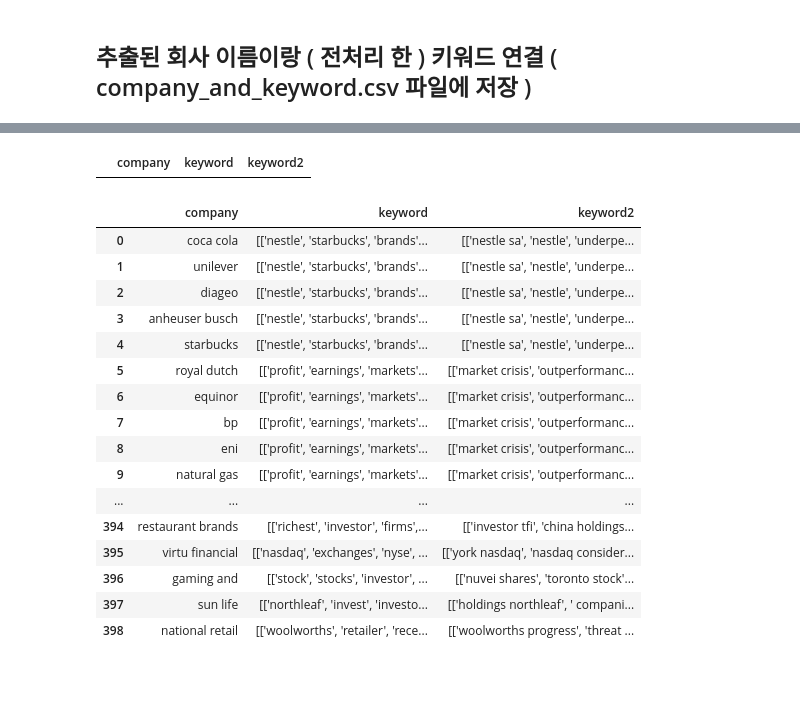
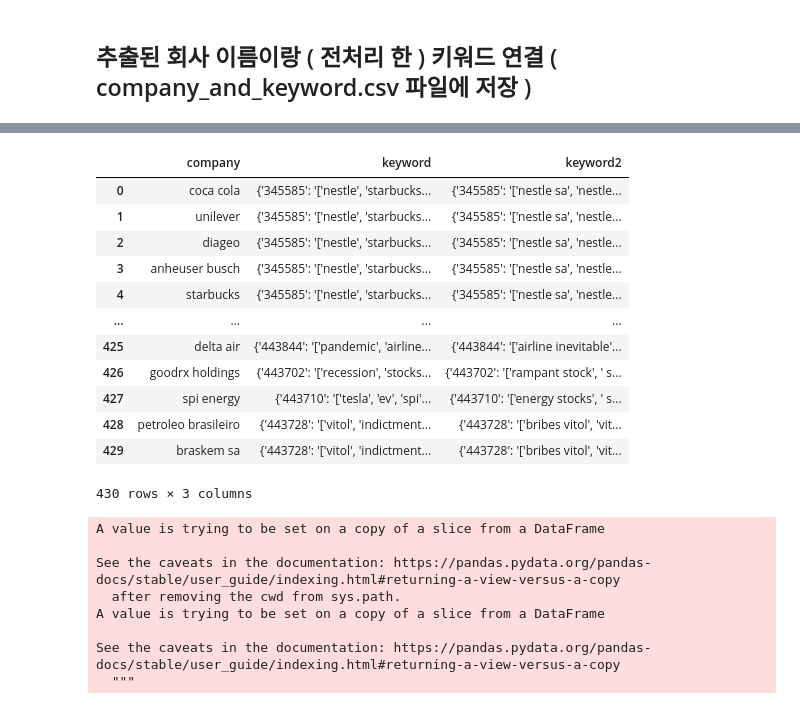
Before and after one commit to yugyeong1/News_raw_data-stock-mapping, a Jupyter notebook: project.ipynb, the cells around one changed output, grey strips where cells are left out. Saved outputs shown, nothing was run; the diff lists cells and outputs as text; code cells hidden in the pictures; blank space fills up the shorter version.

Commit message:
news_raw dataset 생성

```diff
--- a/project.ipynb
+++ b/project.ipynb
@@ -159,0 +174,6 @@ company_mapping.to_csv('C:/projectnasdaq/project2/company_and_keyword.csv')
+# %%
+# yahoo_dataset 파일 수정 ( -> symbol name 수정 )
+yahoo_dataset = pd.read_csv('C:/projectnasdaq/project2/yahoo_dataset.csv')
+yahoo_dataset.insert(1,'new_symbol','0')
+yahoo_dataset.insert(2,'name','0')
+yahoo_dataset.insert(3,'company_word','0')
@@ -160,12 +212,13 @@ company_mapping.to_csv('C:/projectnasdaq/project2/company_and_keyword.csv')
 # %%
 # yahoo_dataset 파일 수정 ( -> symbol name 수정 )
-yahoo_dataset = pd.read_csv('C:/projectnasdaq/project2/yahoo_dataset.csv')
 yahoo_dataset_symbol = yahoo_dataset['symbol']
-nasdaq_stock_symbol = nasdaq_stock['symbol']
+rep_stock_symbol = rep_stock['symbol']
 
 for i, j in enumerate(yahoo_dataset_symbol):
-    for k, l in enumerate(nasdaq_stock_symbol):
+    for k, l in enumerate(rep_stock_symbol):
         if j == l:
-            yahoo_dataset['new_symbol'][i] = nasdaq_stock['symbol'][k]
+            yahoo_dataset['new_symbol'][i] = rep_stock['symbol'][k]
+            yahoo_dataset['name'][i] = rep_stock['name'][k]
+            yahoo_dataset['company_word'][i] = rep_stock['name_a'][k]
             break
 # %% [output]
@@ -213,30 +269,24 @@ company_word_sames
 # %%
 # 키워드랑 company_name이랑 데이터프레임에서 맵핑 시키기위한 새로운 dataframe 생성
-company__name = pd.DataFrame(columns=['company', 'keyword','keyword2'])
-company__name
+company__name = pd.DataFrame(columns=['company', 'keyword', 'keyword2'])
+
+# 딕셔너리를 { news_id : keyword } 형태로 만들기 위해서 index를 news_id로 설정
+company_and_keyword = company_and_keyword.set_index(keys='news_id', drop=False, inplace=False)
-# %% [output]
-|  | company | keyword | keyword2 |
 # %%
-# company_name에 대한 키워드들 리스트로 모아서 column에 넣기
+# company__name에 대한 키워드들 리스트로 모아서 column에 넣기
 for i, j in enumerate(company_word_same):
-    company__name.loc[i] = [j, company_and_keyword[company_and_keyword['company_word'] == j]['keyword'].tolist(), company_and_keyword[company_and_keyword['company_word'] == j]['keyword2'].tolist()]
-
-company__name
+    company__name.loc[i] = [j, company_and_keyword[company_and_keyword['company_word'] == j]['keyword'].to_dict(), company_and_keyword[company_and_keyword['company_word'] == j]['keyword2'].to_dict()]
 # %% [output]
 |  | company | keyword | keyword2 |
-| 0 | coca cola | [['nestle', 'starbucks', 'brands'... | [['nestle sa', 'nestle', 'underpe... |
-| 1 | unilever | [['nestle', 'starbucks', 'brands'... | [['nestle sa', 'nestle', 'underpe... |
-| 2 | diageo | [['nestle', 'starbucks', 'brands'... | [['nestle sa', 'nestle', 'underpe... |
-| 3 | anheuser busch | [['nestle', 'starbucks', 'brands'... | [['nestle sa', 'nestle', 'underpe... |
-| 4 | starbucks | [['nestle', 'starbucks', 'brands'... | [['nestle sa', 'nestle', 'underpe... |
-| 5 | royal dutch | [['profit', 'earnings', 'markets'... | [['market crisis', 'outperformanc... |
-| 6 | equinor | [['profit', 'earnings', 'markets'... | [['market crisis', 'outperformanc... |
-| 7 | bp | [['profit', 'earnings', 'markets'... | [['market crisis', 'outperformanc... |
-| 8 | eni | [['profit', 'earnings', 'markets'... | [['market crisis', 'outperformanc... |
-| 9 | natural gas | [['profit', 'earnings', 'markets'... | [['market crisis', 'outperformanc... |
+| 0 | coca cola | {'345585': '['nestle', 'starbucks... | {'345585': '['nestle sa', 'nestle... |
+| 1 | unilever | {'345585': '['nestle', 'starbucks... | {'345585': '['nestle sa', 'nestle... |
+| 2 | diageo | {'345585': '['nestle', 'starbucks... | {'345585': '['nestle sa', 'nestle... |
+| 3 | anheuser busch | {'345585': '['nestle', 'starbucks... | {'345585': '['nestle sa', 'nestle... |
+| 4 | starbucks | {'345585': '['nestle', 'starbucks... | {'345585': '['nestle sa', 'nestle... |
 | ... | ... | ... | ... |
-| 394 | restaurant brands | [['richest', 'investor', 'firms',... | [['investor tfi', 'china holdings... |
-| 395 | virtu financial | [['nasdaq', 'exchanges', 'nyse', ... | [['york nasdaq', 'nasdaq consider... |
-| 396 | gaming and | [['stock', 'stocks', 'investor', ... | [['nuvei shares', 'toronto stock'... |
-| 397 | sun life | [['northleaf', 'invest', 'investo... | [['holdings northleaf', ' compani... |
-| 398 | national retail | [['woolworths', 'retailer', 'rece... | [['woolworths progress', 'threat ... |
+| 425 | delta air | {'443844': '['pandemic', 'airline... | {'443844': '['airline inevitable'... |
+| 426 | goodrx holdings | {'443702': '['recession', 'stocks... | {'443702': '['rampant stock', ' s... |
+| 427 | spi energy | {'443710': '['tesla', 'ev', 'spi'... | {'443710': '['energy stocks', ' s... |
+| 428 | petroleo brasileiro | {'443728': '['vitol', 'indictment... | {'443728': '['bribes vitol', 'vit... |
+| 429 | braskem sa | {'443728': '['vitol', 'indictment... | {'443728': '['bribes vitol', 'vit... |
+430 rows × 3 columns
@@ -242,0 +302,20 @@ company__name
+# %%
+# company__name.csv에 symbol, name 데이터 삽입
+company_word_ = company_word['company_word']
+company__ = company__name['company']
+
+for i,j in enumerate(company_word_):
+    for k, l in enumerate(company__):
+        if j==l:
+            company__name['symbol'][k] = company_word['symbol'][i]
+            company__name['name'][k] = company_word['name'][i]
+            break
+# %% [output]
+A value is trying to be set on a copy of a slice from a DataFrame
+
+See the caveats in the documentation: https://pandas.pydata.org/pandas-docs/stable/user_guide/indexing.html#returning-a-view-versus-a-copy
+  after removing the cwd from sys.path.
+A value is trying to be set on a copy of a slice from a DataFrame
+
+See the caveats in the documentation: https://pandas.pydata.org/pandas-docs/stable/user_guide/indexing.html#returning-a-view-versus-a-copy
+  """
```
Also changed, not shown: parts of 16 cells of this notebook.
